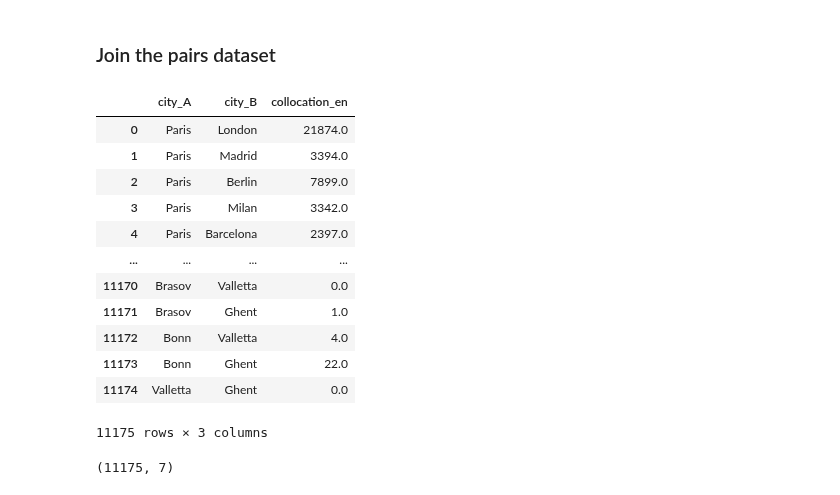
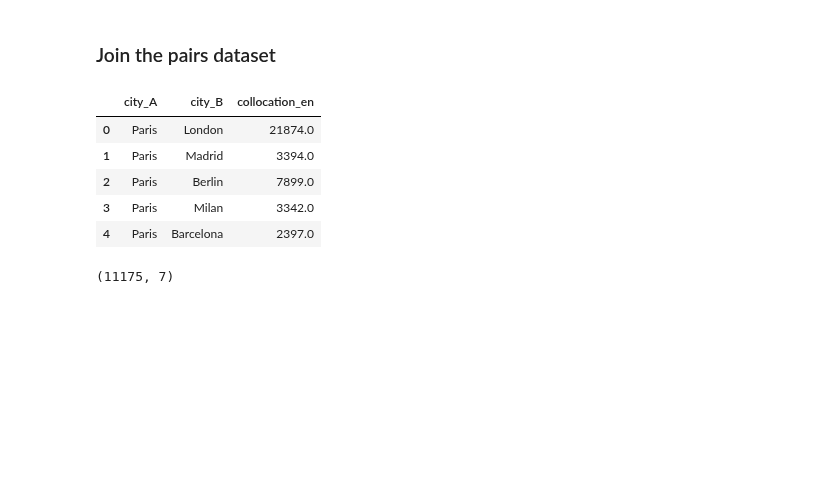
Before and after one commit to seriousdeejay/citynet, a Jupyter notebook: src/analyses/Brecht/dataframe_for_gm.ipynb, the cells around one changed output. Cells and saved outputs as stored; diff of their text form; code cells hidden in the pictures; blank space fills up the shorter version.

```diff
--- a/src/analyses/Brecht/dataframe_for_gm.ipynb
+++ b/src/analyses/Brecht/dataframe_for_gm.ipynb
@@ -455,19 +103,12 @@ file_name = "citypairs_english_20220603.csv"
 fp = os.path.join(OUTDIR, file_name)
 pairs_df_en = pd.read_csv(fp, sep=';')
 # %%
-pairs_df_en
+pairs_df_en.head()
 # %% [output]
 |  | city_A | city_B | collocation_en |
 | 0 | Paris | London | 21874.0 |
 | 1 | Paris | Madrid | 3394.0 |
 | 2 | Paris | Berlin | 7899.0 |
 | 3 | Paris | Milan | 3342.0 |
 | 4 | Paris | Barcelona | 2397.0 |
-| ... | ... | ... | ... |
-| 11170 | Brasov | Valletta | 0.0 |
-| 11171 | Brasov | Ghent | 1.0 |
-| 11172 | Bonn | Valletta | 4.0 |
-| 11173 | Bonn | Ghent | 22.0 |
-| 11174 | Valletta | Ghent | 0.0 |
-11175 rows × 3 columns
 # %%
```
Also changed, not shown: parts of 110 cells of this notebook, 5 other files.
